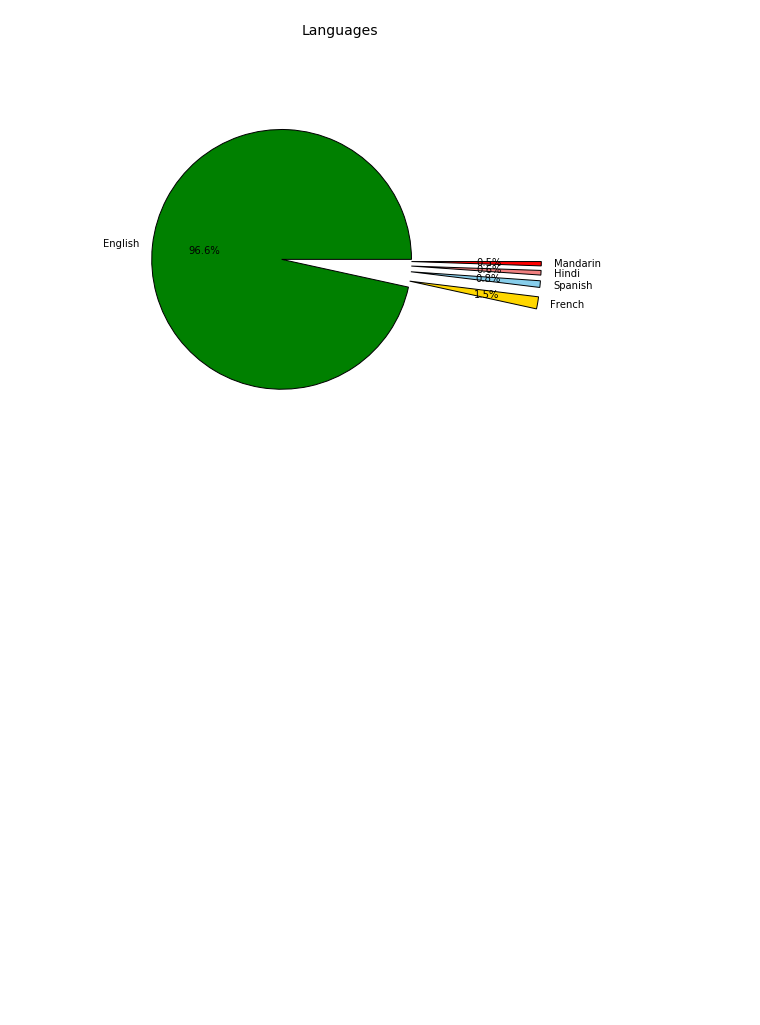
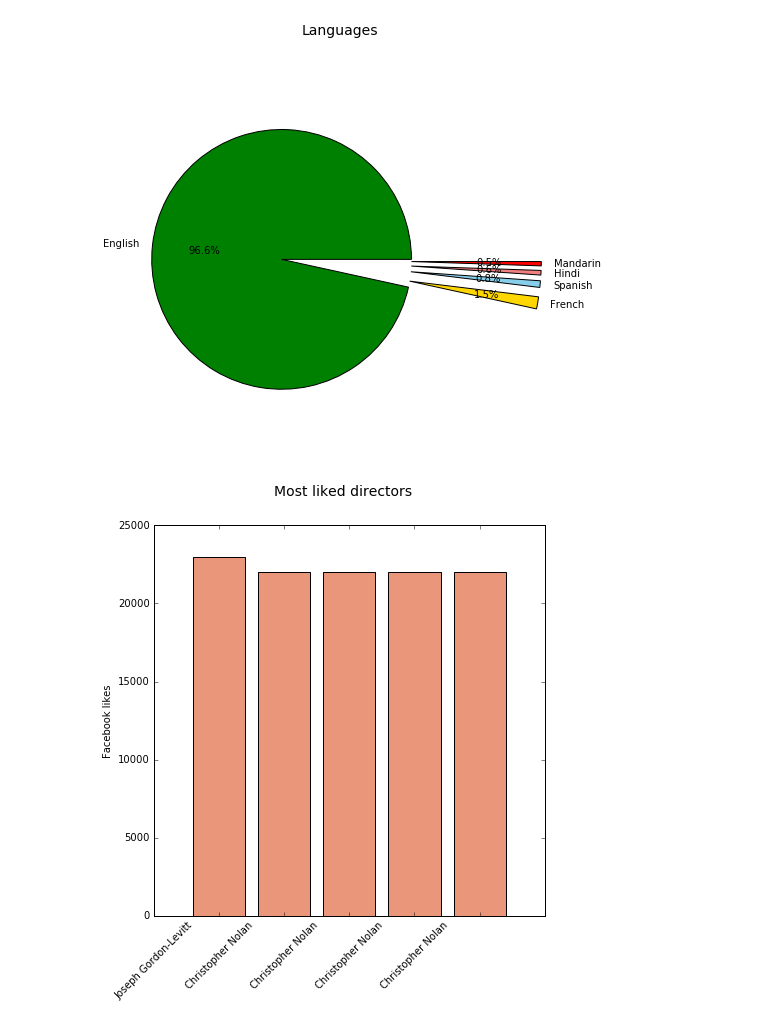
Before and after one commit to AlekVT/notebookIMDB, a Jupyter notebook: MovieSet.ipynb, the cells around one changed output. Cells and saved outputs as stored; diff of their text form; code cells hidden in the pictures; blank space fills up the shorter version.

Commit message:
director grafiek

```diff
--- a/MovieSet.ipynb
+++ b/MovieSet.ipynb
@@ -161,3 +161,27 @@ plt.axis('equal')
 plt.show()
 # %% [output]
 [figure]
+# %%
+x_axis = [i+1 for i in range(5)]
+y_axis = []
+coralatieDirector = ['']
+coralatieDirector = dataset.sort_values(by='director_facebook_likes', ascending=False).head(5);
+
+for i in range(5):
+    try:
+        var1 = coralatieDirector.iloc[i]['director_facebook_likes']
+        y_axis.append(var1)
+    except:
+        y_axis.append(0)
+
+fig = plt.figure(figsize=(7, 7))
+fig.suptitle('Most liked directors', fontsize=14)
+ax = fig.add_subplot(111)
+ax.set_xlabel('')
+ax.set_ylabel('Facebook likes')
+ax.bar(x_axis, y_axis, fc='darksalmon', align='center')
+
+ax.set_xticklabels((coralatieDirector['director_name']), rotation=45)
+plt.show()
+# %% [output]
+[figure, added]
```
